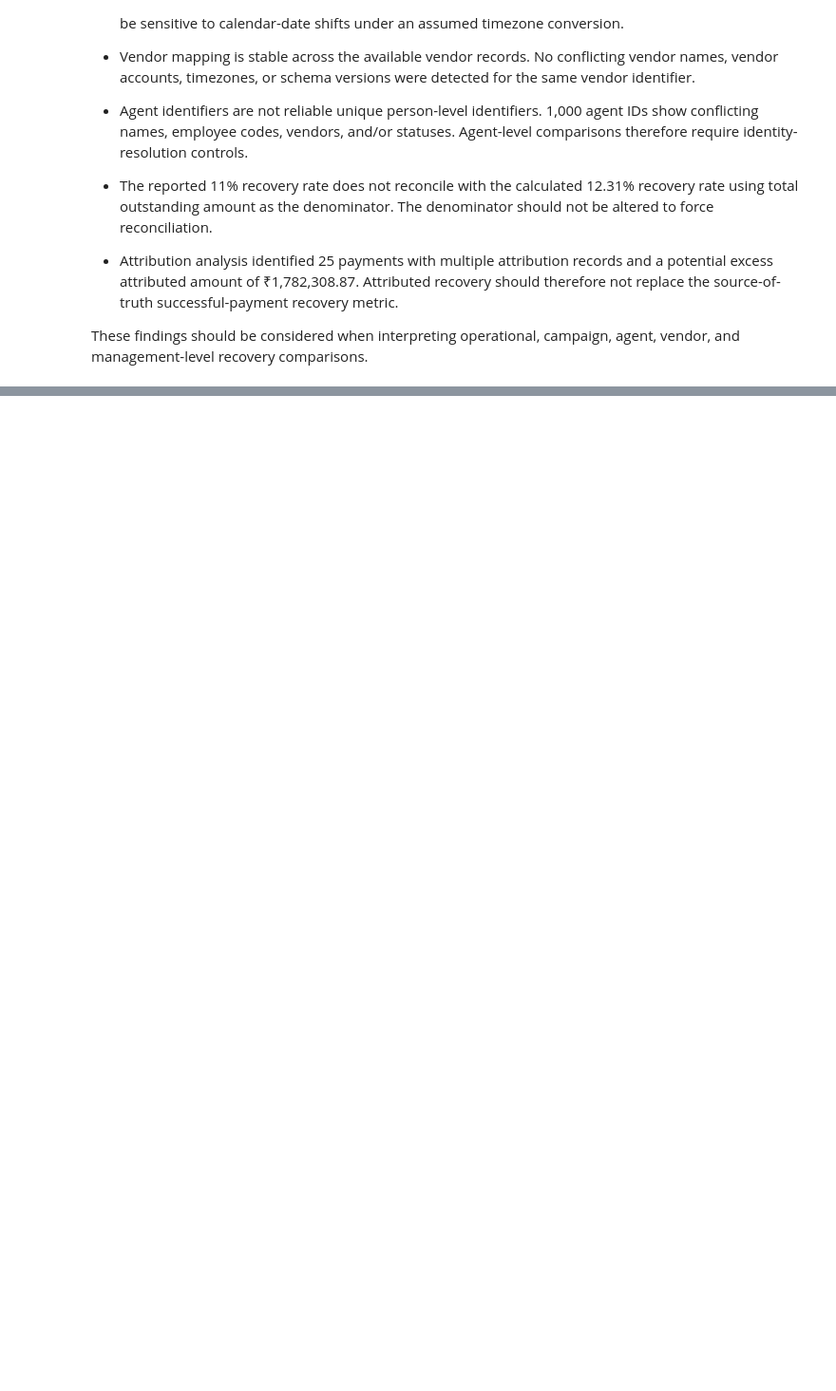
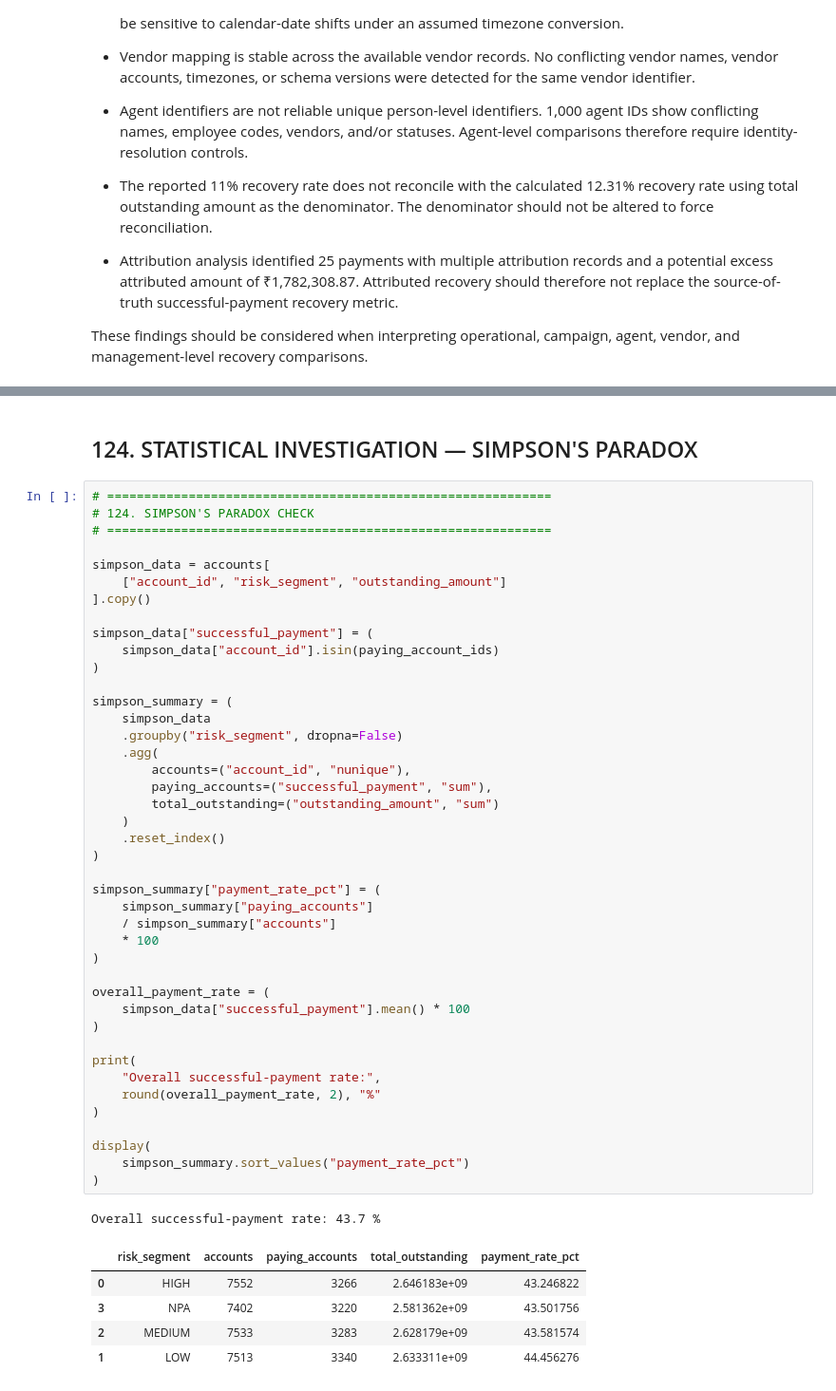
Before and after one commit to DivyaSolanki95/collections-data-analytics, a Jupyter notebook: notebooks/04_recovery_analysis.ipynb, the cells around one changed output, grey strips where cells are left out. Shown at 95% size. Drawn from its saved outputs; the diff is of its cells as text; blank space fills up the shorter version.

```diff
--- a/notebooks/04_recovery_analysis.ipynb
+++ b/notebooks/04_recovery_analysis.ipynb
@@ -4859,0 +5191,51 @@ display(final_findings_updated)
+# %% [markdown]
+## 124. STATISTICAL INVESTIGATION — SIMPSON'S PARADOX
+# %%
+# ============================================================
+# 124. SIMPSON'S PARADOX CHECK
+# ============================================================
+
+simpson_data = accounts[
+    ["account_id", "risk_segment", "outstanding_amount"]
+].copy()
+
+simpson_data["successful_payment"] = (
+    simpson_data["account_id"].isin(paying_account_ids)
+)
+
+simpson_summary = (
+    simpson_data
+    .groupby("risk_segment", dropna=False)
+    .agg(
+        accounts=("account_id", "nunique"),
+        paying_accounts=("successful_payment", "sum"),
+        total_outstanding=("outstanding_amount", "sum")
+    )
+    .reset_index()
+)
+
+simpson_summary["payment_rate_pct"] = (
+    simpson_summary["paying_accounts"]
+    / simpson_summary["accounts"]
+    * 100
+)
+
+overall_payment_rate = (
+    simpson_data["successful_payment"].mean() * 100
+)
+
+print(
+    "Overall successful-payment rate:",
+    round(overall_payment_rate, 2), "%"
+)
+
+display(
+    simpson_summary.sort_values("payment_rate_pct")
+)
+# %% [output]
+Overall successful-payment rate: 43.7 %
+|  | risk_segment | accounts | paying_accounts | total_outstanding | payment_rate_pct |
+| 0 | HIGH | 7552 | 3266 | 2.646183e+09 | 43.246822 |
+| 3 | NPA | 7402 | 3220 | 2.581362e+09 | 43.501756 |
+| 2 | MEDIUM | 7533 | 3283 | 2.628179e+09 | 43.581574 |
+| 1 | LOW | 7513 | 3340 | 2.633311e+09 | 44.456276 |
```
Also changed, not shown: parts of 27 cells of this notebook, 2 other files.
